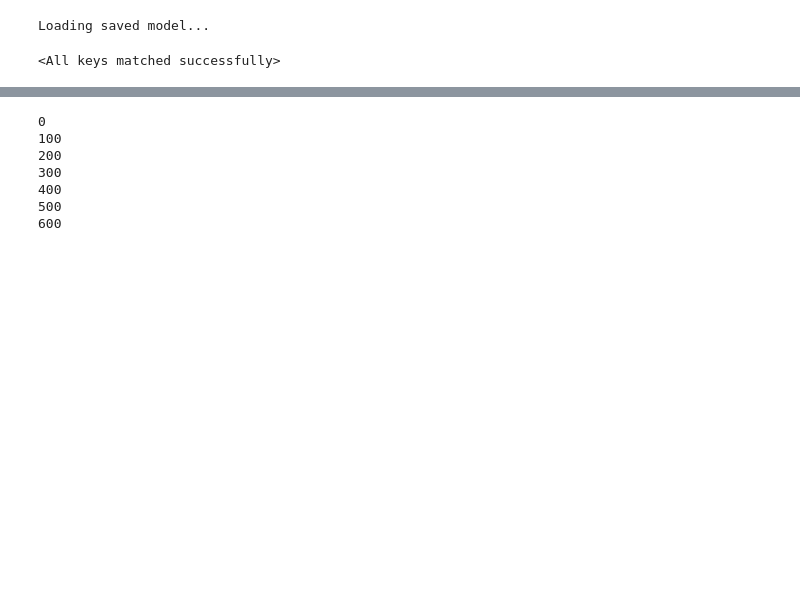
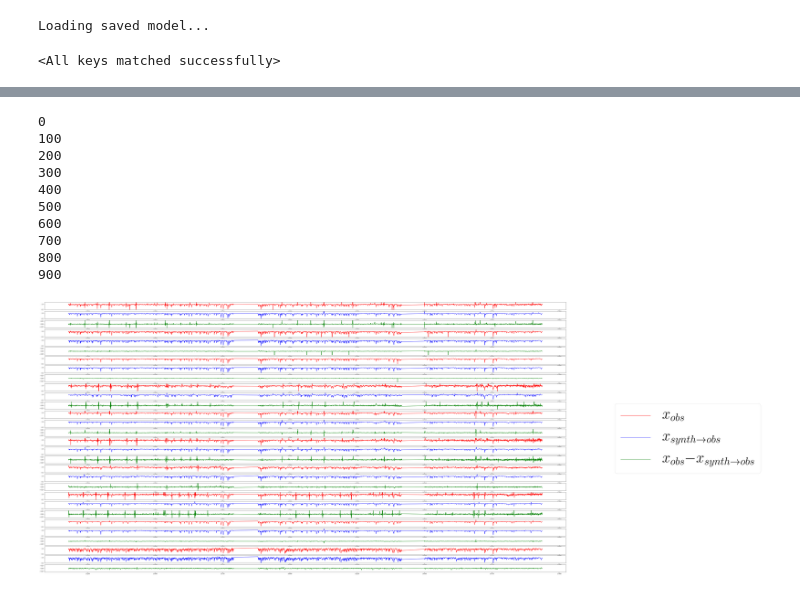
Before and after one commit to teaghan/Cycle_SN, a Jupyter notebook: domain_transfer/Estimating_Stellar_Params.ipynb, the cells around one changed output, grey strips where cells are left out. Drawn from its saved outputs; the diff is of its cells as text; code cells hidden in the pictures; blank space fills up the shorter version.

Commit message:
label inference

```diff
--- a/domain_transfer/Estimating_Stellar_Params.ipynb
+++ b/domain_transfer/Estimating_Stellar_Params.ipynb
@@ -211,7 +213,7 @@ for i in range(len(obs_batch['y'])):
 
     y_preds.append(res.x)
 
-y_preds = np.concatenate(y_preds)
+y_preds = np.concatenate(y_preds).reshape((1000,25))
 y_preds = torch.from_numpy(y_preds.astype(np.float32))
 # %% [output]
 0
@@ -221,6 +223,36 @@ y_preds = torch.from_numpy(y_preds.astype(np.float32))
 400
 500
 600
+700
+800
+900
 # %%
-x_synthobs = create_synth_batch(model, x_mean, x_std, y_preds,
-                                 line_mask=line_mask, use_cuda=use_cuda)
+# Generate synthetic spectra from these predictions
+synthobs_batch = create_synth_batch(model, x_mean, x_std, y_preds,
+                                    line_mask=line_mask, use_cuda=use_cuda)
+# Map to observed domain
+x_synthobs = model.z_to_obs(model.synth_to_z(synthobs_batch['x']), zsp_obs)
+# %%
+# Return to numpy
+x_synth = synth_batch['x'].data.cpu().numpy()
+x_obs = obs_batch['x'].data.cpu().numpy()
+x_synthobs = x_synthobs.data.cpu().numpy()
+x_obs_msk = obs_batch['x_msk'].data.cpu().numpy()
+x_obs_err = obs_batch['x_err'].data.cpu().numpy()
+x_obs_err -= 1
+snr_obs = obs_batch['snr'].data.cpu().numpy()
+y_obs = obs_batch['y'].data.cpu().numpy()
+
+# Denormalize
+x_synth = x_synth*x_std + x_mean
+x_obs = x_obs*x_std + x_mean
+x_synthobs = x_synthobs*x_std + x_mean
+# %%
+from analysis_fns import plot_10_samples, plot_sample
+test_indices = np.random.choice(np.arange(0,len(x_obs)), size=10,
+                                replace=False)
+
+plot_10_samples(wave_grid, x_obs, x_synthobs, test_indices,
+                labels=[r'$x_{obs}$', r'$x_{synth \rightarrow obs}$'])
+# %% [output]
+[figure, added]
```
Also changed, not shown: parts of 4 cells of this notebook, 5 other files.
